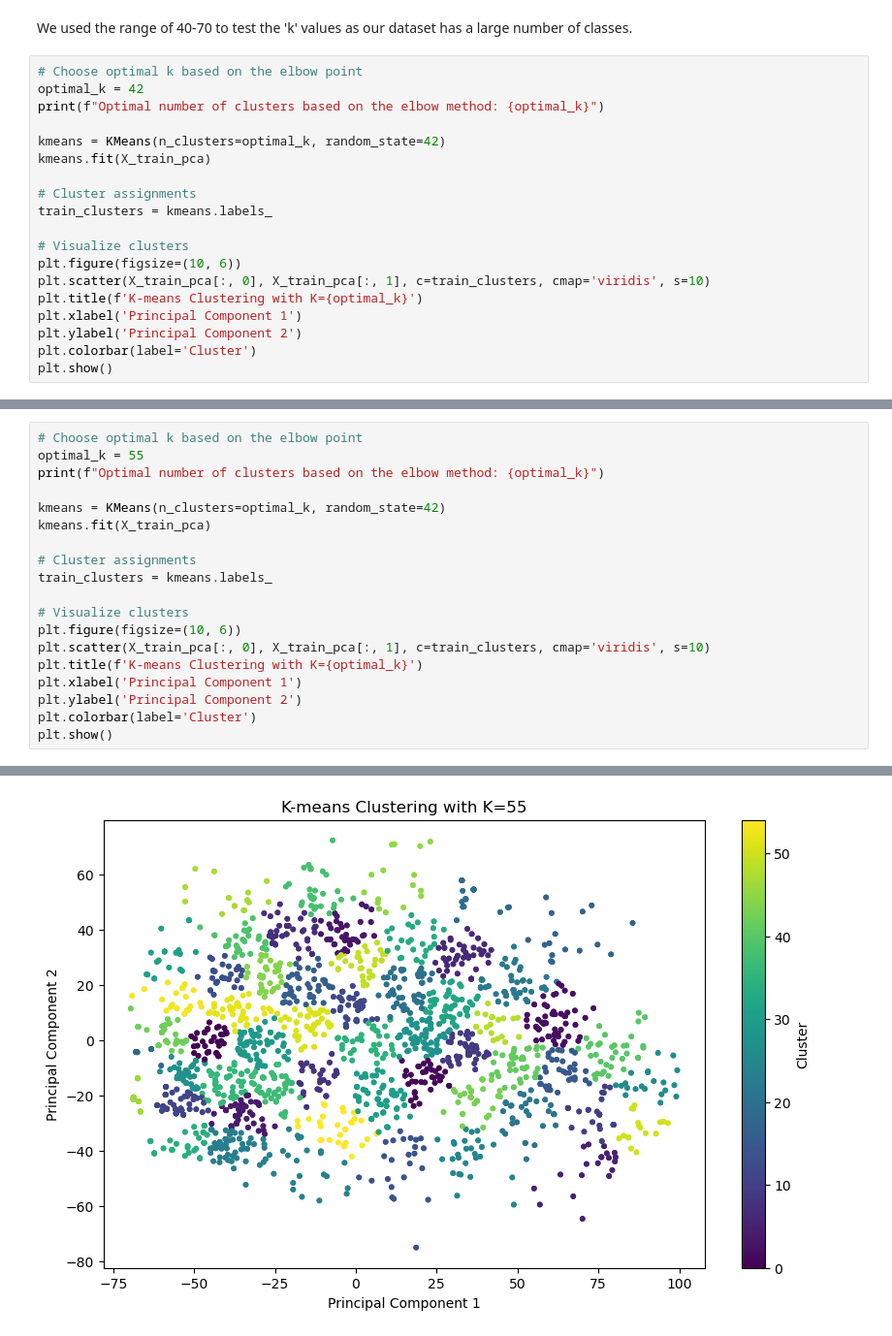
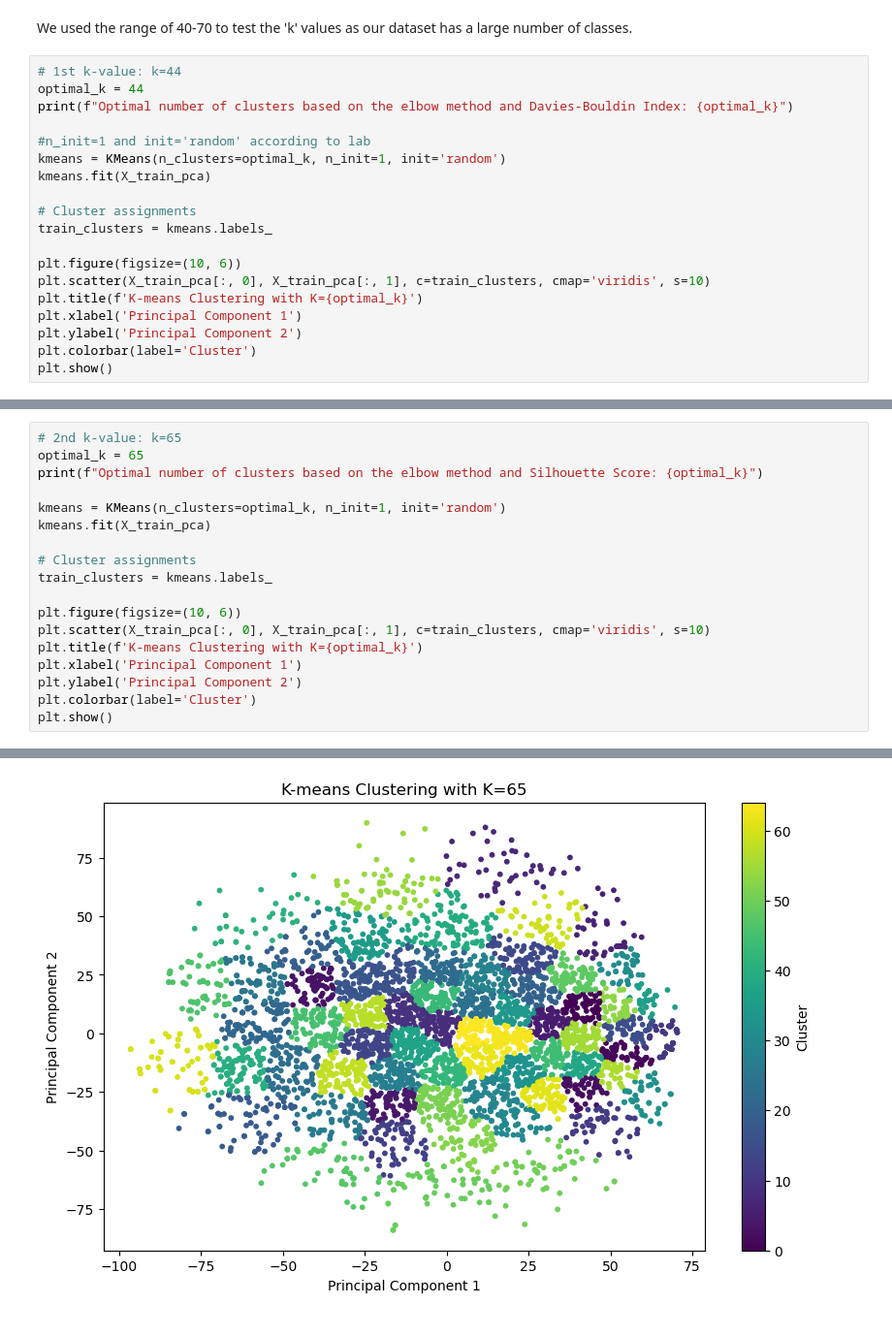
Before and after one commit to mroshan5722/Dubai_UG-6, a Jupyter notebook: notebooks/Traffic_Signs/Traffic_Sign_Clustering.ipynb, the cells around one changed output, grey strips where cells are left out. Shown at 97% size. Saved outputs shown, nothing was run; the diff lists cells and outputs as text.

```diff
--- a/notebooks/Traffic_Signs/Traffic_Sign_Clustering.ipynb
+++ b/notebooks/Traffic_Signs/Traffic_Sign_Clustering.ipynb
@@ -107,17 +167,17 @@ Applying Elbow Method...
 # %% [markdown]
 We used the range of 40-70 to test the 'k' values as our dataset has a large number of classes.
 # %%
-# Choose optimal k based on the elbow point
-optimal_k = 42
-print(f"Optimal number of clusters based on the elbow method: {optimal_k}")
+# 1st k-value: k=44
+optimal_k = 44
+print(f"Optimal number of clusters based on the elbow method and Davies-Bouldin Index: {optimal_k}")
 
-kmeans = KMeans(n_clusters=optimal_k, random_state=42)
+#n_init=1 and init='random' according to lab
+kmeans = KMeans(n_clusters=optimal_k, n_init=1, init='random')
 kmeans.fit(X_train_pca)
 
 # Cluster assignments
 train_clusters = kmeans.labels_
 
-# Visualize clusters
 plt.figure(figsize=(10, 6))
 plt.scatter(X_train_pca[:, 0], X_train_pca[:, 1], c=train_clusters, cmap='viridis', s=10)
 plt.title(f'K-means Clustering with K={optimal_k}')
@@ -162,15 +222,14 @@ F1 Score (Weighted): 0.17721760838459902
 # %%
-# Choose optimal k based on the elbow point
-optimal_k = 55
-print(f"Optimal number of clusters based on the elbow method: {optimal_k}")
+# 2nd k-value: k=65
+optimal_k = 65
+print(f"Optimal number of clusters based on the elbow method and Silhouette Score: {optimal_k}")
 
-kmeans = KMeans(n_clusters=optimal_k, random_state=42)
+kmeans = KMeans(n_clusters=optimal_k, n_init=1, init='random')
 kmeans.fit(X_train_pca)
 
 # Cluster assignments
 train_clusters = kmeans.labels_
 
-# Visualize clusters
 plt.figure(figsize=(10, 6))
 plt.scatter(X_train_pca[:, 0], X_train_pca[:, 1], c=train_clusters, cmap='viridis', s=10)
 plt.title(f'K-means Clustering with K={optimal_k}')
@@ -183,2 +242,2 @@ Optimal number of clusters based on the elbow method: 55
-[figure, old version]
+[figure, new version]
 # %%
```
Also changed, not shown: parts of 16 cells of this notebook.
